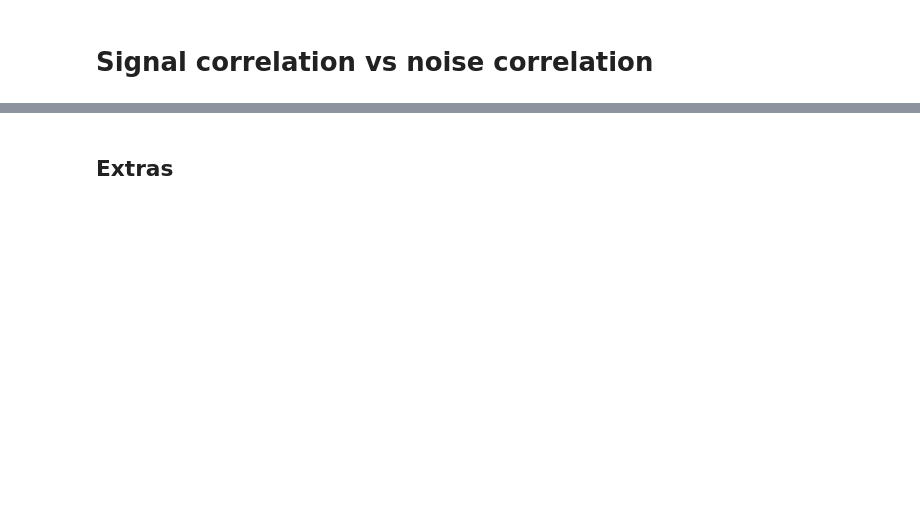
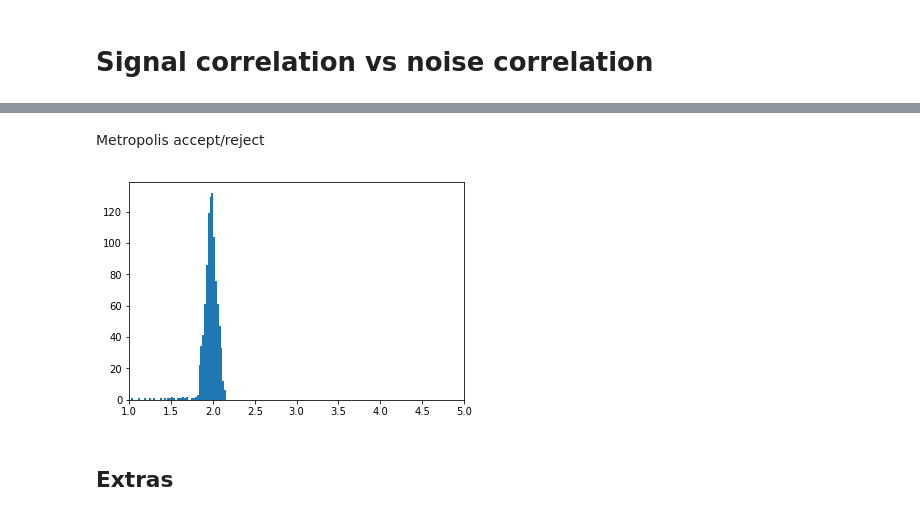
Before and after one commit to ncinko/RW, a Jupyter notebook: Plotting bases.ipynb, the cells around one changed output, grey strips where cells are left out. Saved outputs shown, nothing was run; the diff lists cells and outputs as text; code cells hidden in the pictures; blank space fills up the shorter version.

```diff
--- a/Plotting bases.ipynb
+++ b/Plotting bases.ipynb
@@ -224,3 +233,46 @@ plt.show()
+# %%
+def Leap(x,v,n):
+    v = v - 0.5*eps*dU(x)
+    for i in range(n):
+        x = x + eps*v
+        if i != (n - 1):
+            v = v - eps*dU(x)
+    v = v - 0.5*eps*dU(x)
+    return x,v
+# %% [markdown]
+Metropolis accept/reject
+# %%
+def accept(s_i, s_f):
+    prob = min(1, np.exp(-H(s_f))/np.exp(-H(s_i)))
+    if np.random.uniform() < prob:
+        return s_f
+    else:
+        #print("not acccepted")
+        #print(s_i, s_f)
+        return s_i  #The current state is counted again according to the R. Neal paper (5.3.2.1)
+# %%
+sigma = 0.1
+num_samples = 1000
+n = 25
+eps = 1e-2
+v = np.random.normal(0.0, sigma)
+x = np.random.normal(0.0, sigma)
+s = [x,v]
+X = []
+# %%
+for i in range(num_samples):
+    v = np.random.normal(0.0, sigma)
+    x,v = Leap(x,v,n)
+    v = -v
+    s = accept(s, [x,v])
+    X.append(s[0])
+    s = [x,v]
+# %%
+plt.hist(X, bins = 100)
+plt.xlim((1.0,5.0))
+plt.show()
+# %% [output]
+[figure, added]
 # %% [markdown]
 ## Extras
 # %%
```
Also changed, not shown: parts of 27 cells of this notebook, 3 other files.
